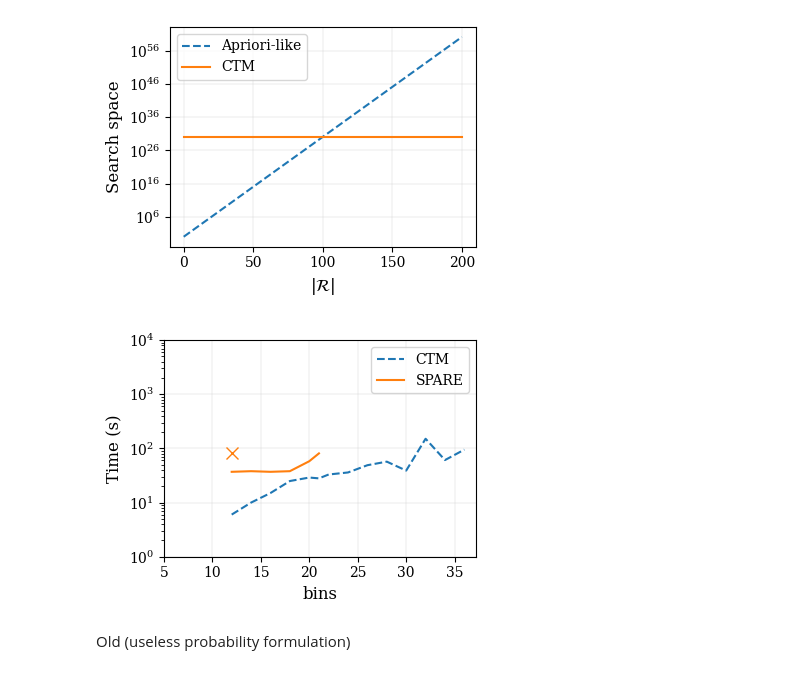
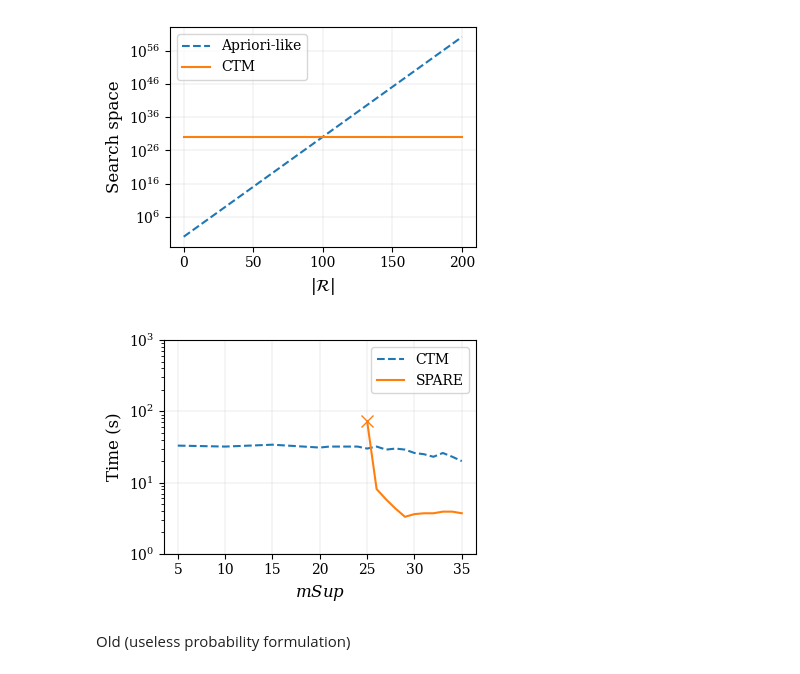
Before and after one commit to w4bo/ctm, a Jupyter notebook: src/main/python/CTM/charts.ipynb, the cells around one changed output. Saved outputs shown, nothing was run; the diff lists cells and outputs as text; code cells hidden in the pictures.

```diff
--- a/src/main/python/CTM/charts.ipynb
+++ b/src/main/python/CTM/charts.ipynb
@@ -579,13 +579,13 @@ fig
 [figure]
 # %%
 oldenburg_standard = {
-    'coordinates': { '$mSup$': 27, 'bins':  20 },
-    'filters': { '$mCrd$': 10, '$|\mathcal{Q}|$': 1000000, 'Executor': 10, 'RAM': '8g', 'epss' : 'inf', 'epst' : 'inf', 'timescale' : 'AbsoluteScale' },
+    'coordinates': { '$mSup$': 27 },
+    'filters': { '$mCrd$': 10, 'bins':  20, '$|\mathcal{Q}|$': 1000000, 'Executor': 10, 'RAM': '8g', 'epss' : 'inf', 'epst' : 'inf', 'timescale' : 'AbsoluteScale' },
     'measures': [ '$|S|$', 'Patterns', 'Enumerated', 'Time (s)' ] # '$|S|$',
 }
 
 
-for s in ["Enumerated", "Time (s)"]:
+for s in ["Time (s)"]: #"Enumerated",
     for key, value in oldenburg_standard['coordinates'].items():
         fig, ax = plt.subplots(1, 1, figsize=figsize11)
         for algorithm in ['CTM', 'SPARE']:
@@ -607,6 +607,9 @@ for s in ["Enumerated", "Time (s)"]:
             k = df.groups.keys()
             df = df.mean().reset_index()
             df["Time (s)"] = (df["Time (s)"] / 1000).astype(int)
+
+            if algorithm == "SPARE":
+                df["Time (s)"] = df["Time (s)"] / 10
 
             i = 0
 
@@ -618,35 +621,35 @@ for s in ["Enumerated", "Time (s)"]:
                 ax.set_yscale('log')
                 default_plotsetup(ax)
                 ax.set_ylabel(s, fontsize=axessize)
                 ax.set_xlabel(key, fontsize=axessize)
                 if algorithm == 'SPARE':
                     ax.plot(list(k)[0], df[m].max(), marker='x', markersize=8, c=tableau20[2])
 
 
             # ax[0][1].set_ylabel("Explored", fontsize=axessize)
             # ax[0][1].set_xticks([x for x in np.linspace(5, 35, 8)])
             # ax[0][1].set_yticks([math.pow(10, x) for x in np.linspace(5, 8, 4)])
             # ax[0][0].legend()
             ax.set_xticks([int(x) for x in np.linspace(5, 35, 7)])
             if s == "Enumerated":
                 ax.set_yticks([math.pow(10, x) for x in np.linspace(5, 9, 5)])
             else:
-                ax.set_yticks([math.pow(10, x) for x in np.linspace(0, 4, 5)])
+                ax.set_yticks([math.pow(10, x) for x in np.linspace(0, 3, 4)])
             ax.legend()
 
             for fkey in df.columns:
                 if (df[fkey].dtype == np.float64 or df[fkey].dtype == np.int64) and fkey != "$|S|$":
                     df[fkey] = df[fkey].apply(lambda x: sci_notation(x))
                 df[fkey] = df[fkey].astype(str)
             # print(df.to_latex(index=False, escape=False, bold_rows=True))
         fig.tight_layout()
         fig.savefig('../../../../output/comparison_' + str(key.replace('$', '')) + "_" + s.replace(" (s)", "") + '.svg')
         fig.savefig('../../../../output/comparison_' + str(key.replace('$', '')) + "_" + s.replace(" (s)", "") + '.pdf')
         fig.show()
 
 fig
 # %% [output]
-[figure, old version]
+[figure, new version]
 # %% [markdown]
 Old (useless probability formulation)
 # %%
```
Also changed, not shown: parts of 1 cell of this notebook, 3 other files.
